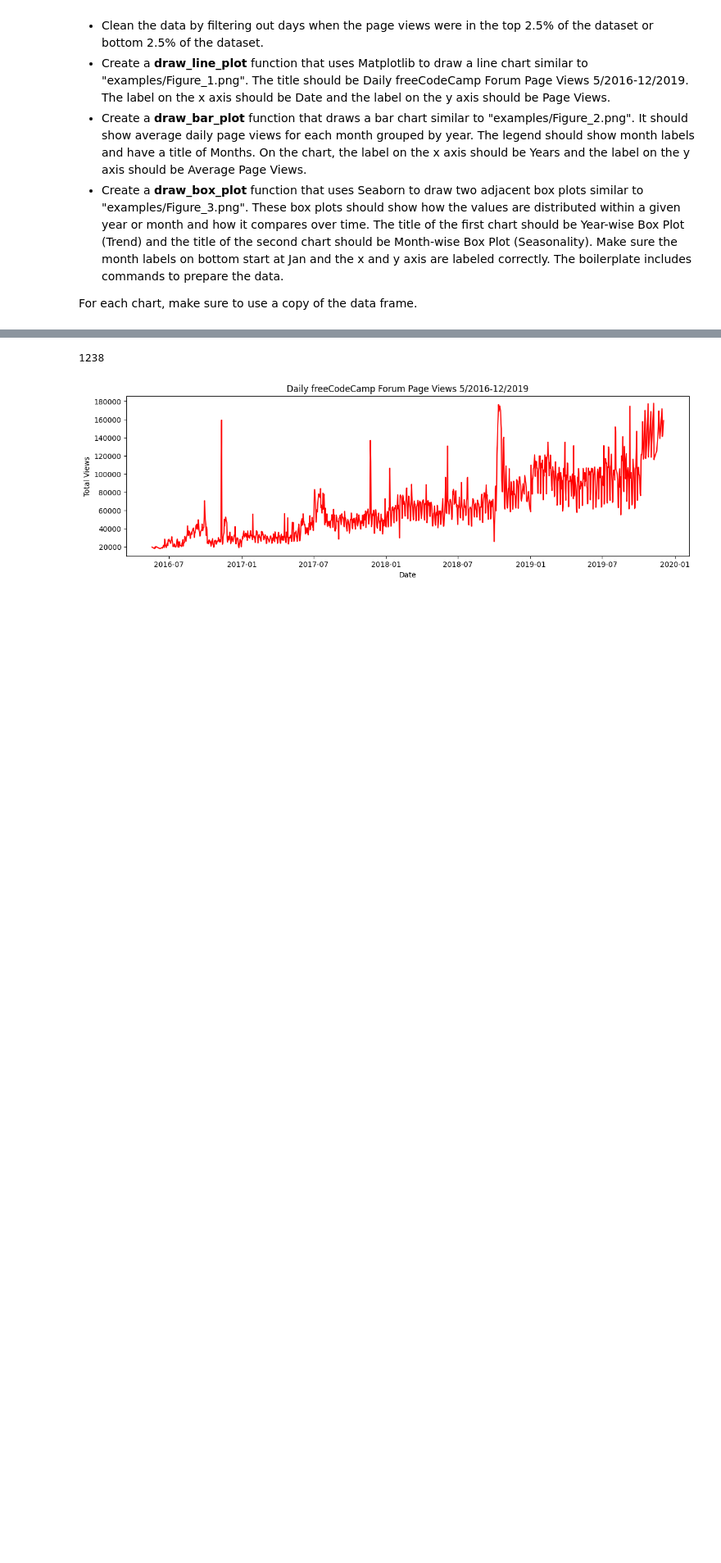
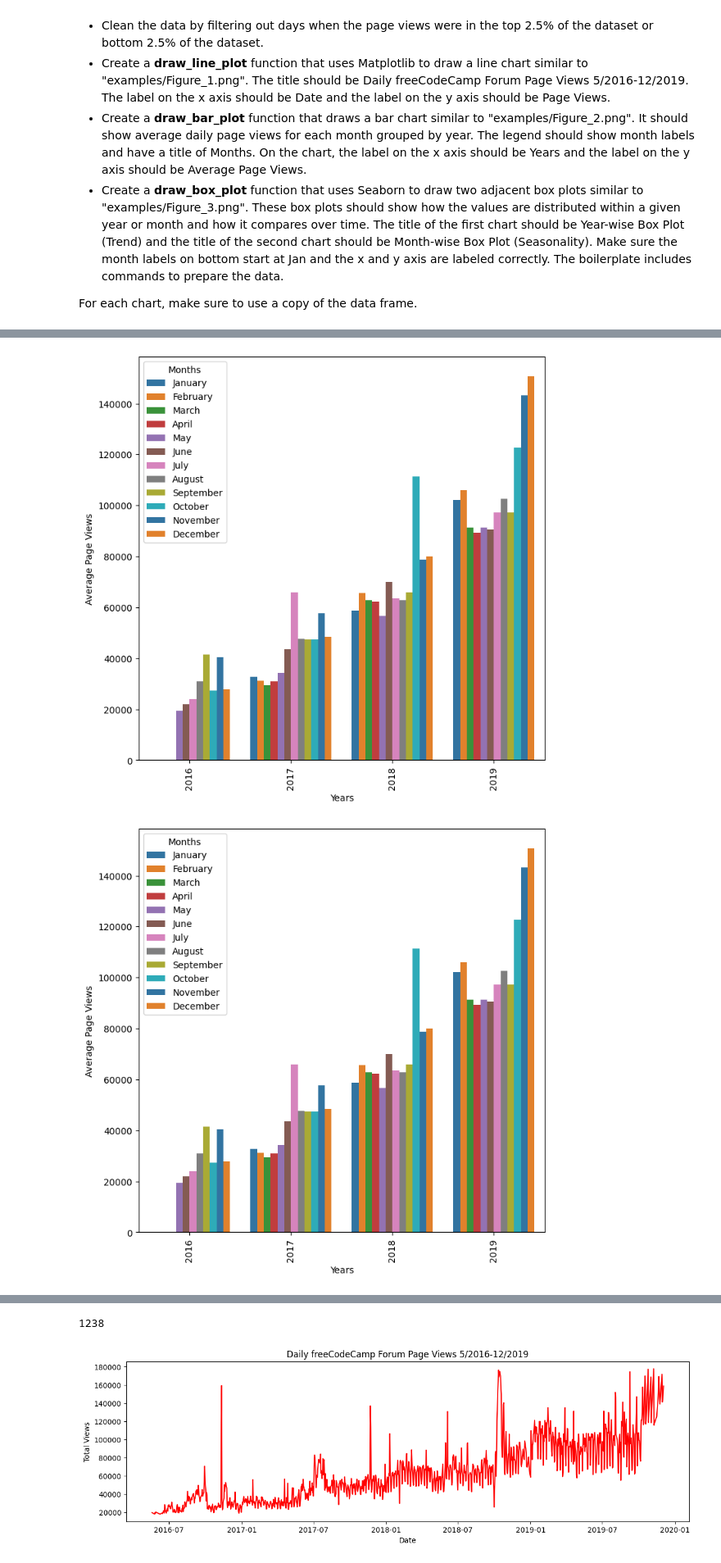
Before and after one commit to garlingz/boilerplate-page-view-time-series-visualizer, a Jupyter notebook: notebook.ipynb, the cells around one changed output, grey strips where cells are left out. Shown at 82% size. Drawn from its saved outputs; the diff is of its cells as text; code cells hidden in the pictures; blank space fills up the shorter version.

```diff
--- a/notebook.ipynb
+++ b/notebook.ipynb
@@ -82,0 +55,35 @@ def draw_box_plot():
+# %%
+
+def draw_bar_plot():
+    fig, ax = plt.subplots(figsize=(8, 8))
+    # Copy and modify data for monthly bar plot
+    df_bar = df.copy()
+    df_bar['year'] = df_bar.index.year
+    df_bar['month'] = df_bar.index.month
+    monthly_avg = df_bar.groupby(['year', 'month'])['value'].transform('mean')
+    df_bar['monthly_avg'] = monthly_avg
+
+    # Draw bar plot
+    sns.barplot(data= df_bar, x= df_bar['year'], y= 'monthly_avg', hue= df_bar['month'], palette= 'tab10')
+
+    month_names = ['January', 'February', 'March', 'April', 'May', 'June',
+                   'July', 'August', 'September', 'October', 'November', 'December']
+
+    handles, labels = ax.get_legend_handles_labels()  # Get current legend labels
+    ax.legend(handles=handles, labels=month_names, title='Months', loc='upper left')
+
+    ax.set_xlabel('Years')
+    plt.xticks(rotation= 90)
+    ax.set_ylabel('Average Page Views')
+
+# plot legend = "Months"
+# x_label = 'Years'
+# y_label = 'Average Page Views'
+
+    # Save image and return fig (don't change this part)
+    fig.savefig('bar_plot.png')
+    return fig
+draw_bar_plot()
+# %% [output]
+[figure, added]
+[figure, added]
```
Also changed, not shown: parts of 4 cells of this notebook, 2 other files.
